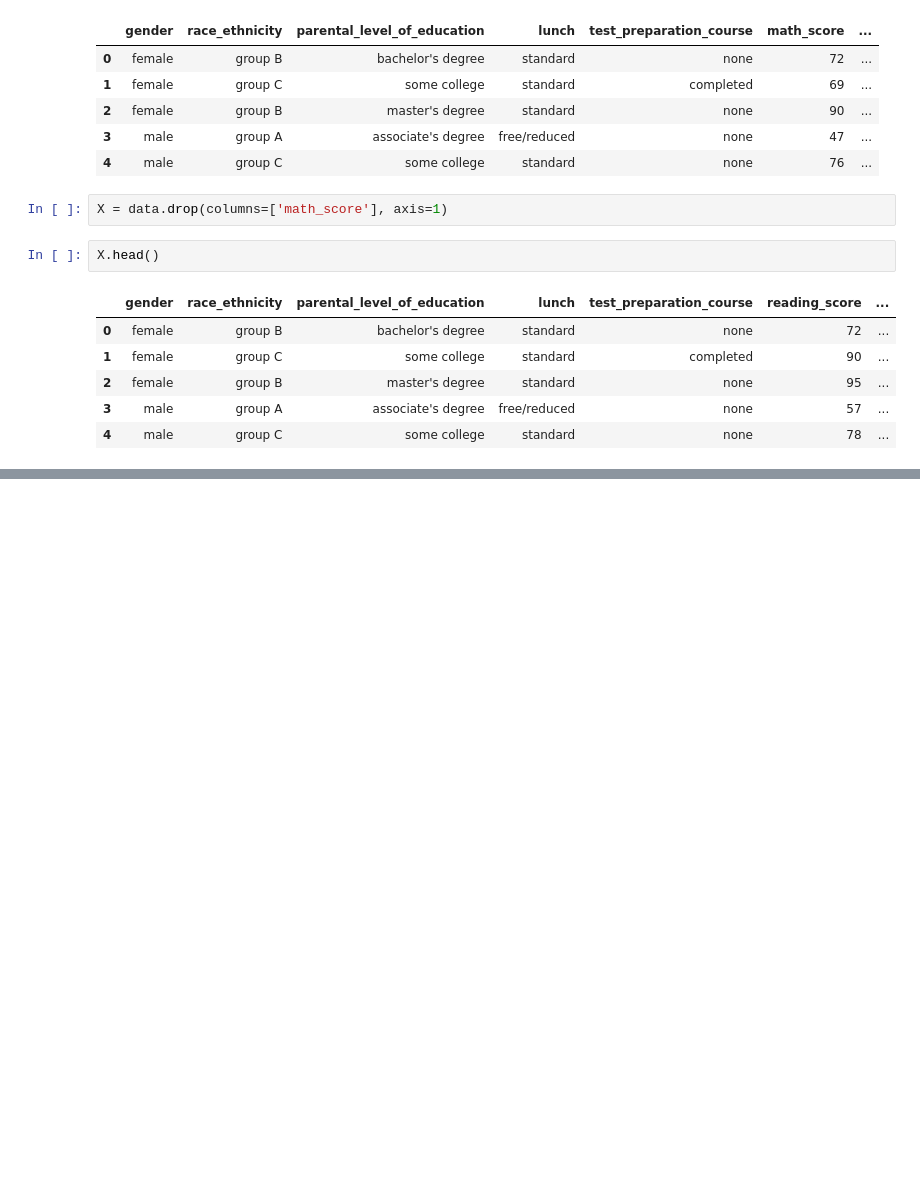
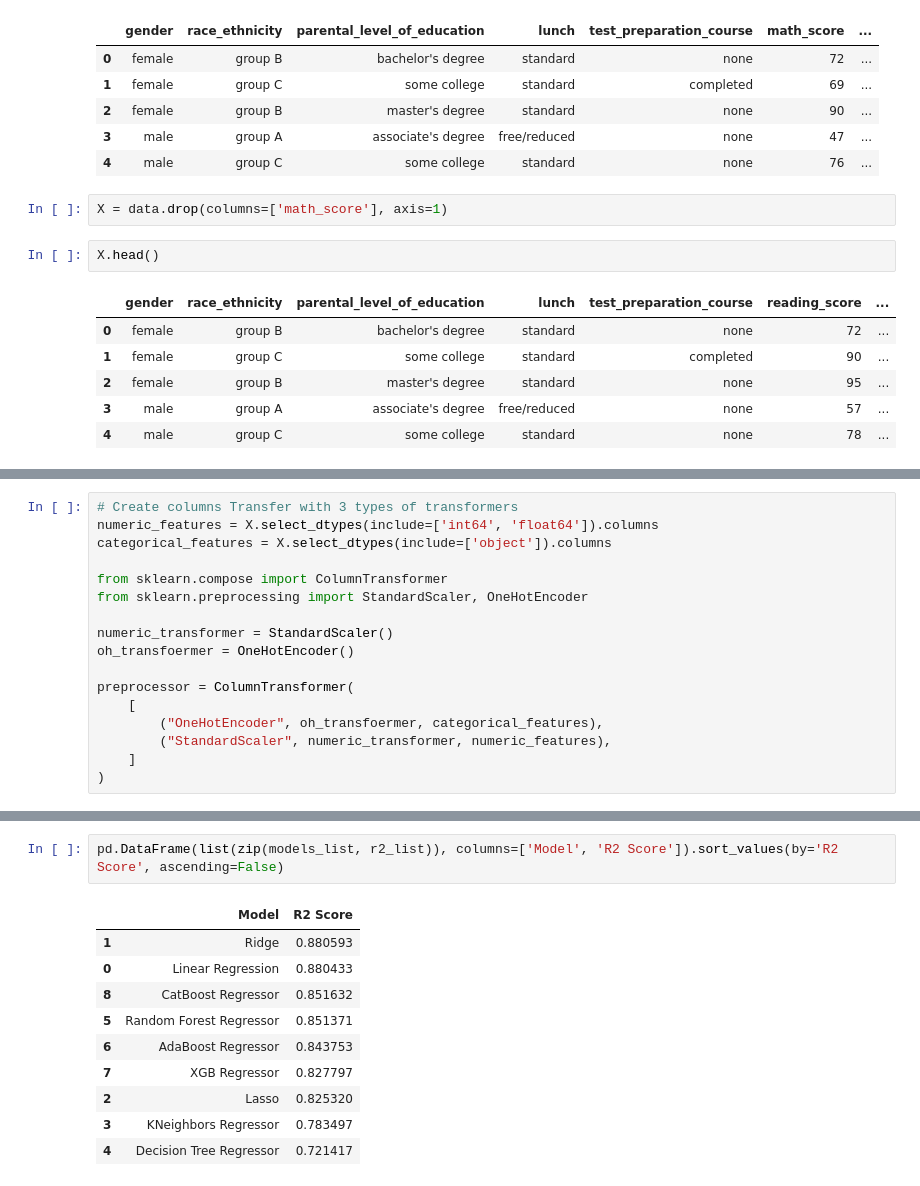
Before and after one commit to RICHARD-OBENG/mlproject_1, a Jupyter notebook: notebook/MODEL_TRAINING.ipynb, the cells around one changed output, grey strips where cells are left out. Saved outputs shown, nothing was run; the diff lists cells and outputs as text; blank space fills up the shorter version.

```diff
--- a/notebook/MODEL_TRAINING.ipynb
+++ b/notebook/MODEL_TRAINING.ipynb
@@ -43,0 +79,17 @@ X.head()
+# %%
+# Create columns Transfer with 3 types of transformers
+numeric_features = X.select_dtypes(include=['int64', 'float64']).columns
+categorical_features = X.select_dtypes(include=['object']).columns
+
+from sklearn.compose import ColumnTransformer
+from sklearn.preprocessing import StandardScaler, OneHotEncoder
+
+numeric_transformer = StandardScaler()
+oh_transfoermer = OneHotEncoder()
+
+preprocessor = ColumnTransformer(
+    [
+        ("OneHotEncoder", oh_transfoermer, categorical_features),
+        ("StandardScaler", numeric_transformer, numeric_features),
+    ]
+)
@@ -43,0 +185,13 @@ X.head()
+# %%
+pd.DataFrame(list(zip(models_list, r2_list)), columns=['Model', 'R2 Score']).sort_values(by='R2 Score', ascending=False)
+# %% [output]
+|  | Model | R2 Score |
+| 1 | Ridge | 0.880593 |
+| 0 | Linear Regression | 0.880433 |
+| 8 | CatBoost Regressor | 0.851632 |
+| 5 | Random Forest Regressor | 0.851371 |
+| 6 | AdaBoost Regressor | 0.843753 |
+| 7 | XGB Regressor | 0.827797 |
+| 2 | Lasso | 0.825320 |
+| 3 | KNeighbors Regressor | 0.783497 |
+| 4 | Decision Tree Regressor | 0.721417 |
```
Also changed, not shown: parts of 12 cells of this notebook, 5 other files.
